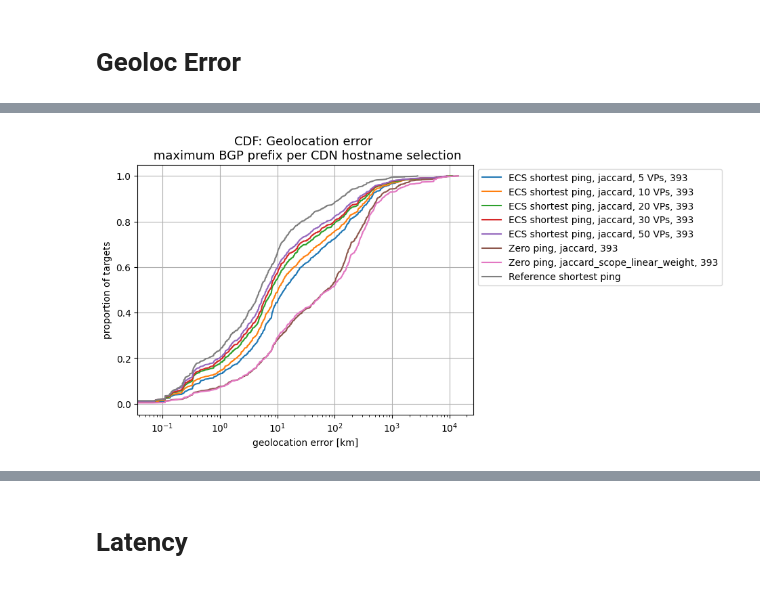
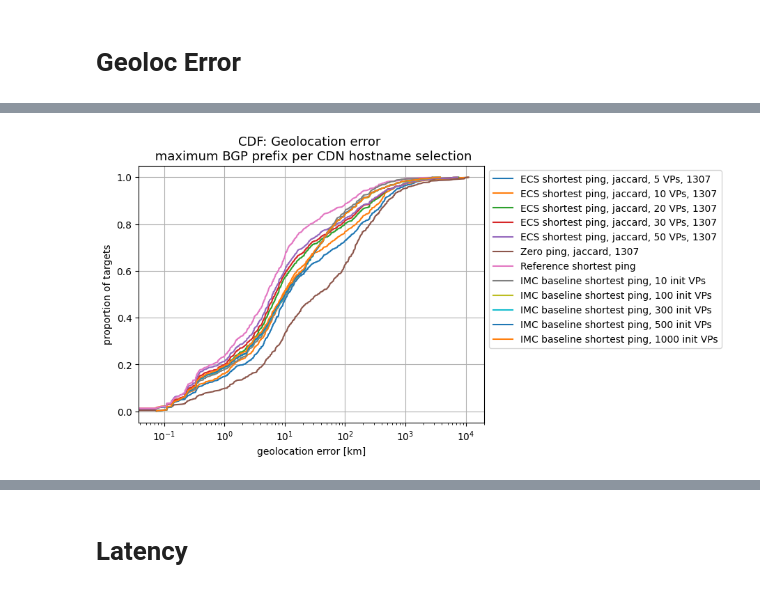
Before and after one commit to dioptra-io/georesolver, a Jupyter notebook: geogiant/evaluation/evaluation.ipynb, the cells around one changed output, grey strips where cells are left out. Cells and saved outputs as stored; diff of their text form; code cells hidden in the pictures.

```diff
--- a/geogiant/evaluation/evaluation.ipynb
+++ b/geogiant/evaluation/evaluation.ipynb
@@ -62,6 +62,10 @@ def get_median_rtt_error(target_results: dict, key: str) -> float:
 ref_shortest_ping_results = load_pickle(
     path_settings.RESULTS_PATH / "results_ref_shortest_ping.pickle"
 )
+# %%
+imc_baseline_results = load_json(
+    path_settings.RESULTS_PATH / "round_based_algo_file.json"
+)
 # %% [markdown]
 # Geoloc Error
 # %%
@@ -72,7 +76,9 @@ eval_files = [
     # "results__AMAZON-02_100_greedy_per_cdn.pickle",
     # "results__AMAZON-02_500_greedy_per_cdn.pickle",
     # "results__AMAZON-02_1000_greedy_per_cdn.pickle",
-    "results__all_cdns_10_hostname_per_cdn_max_bgp_prefix.pickle",
+    # "results__all_cdns_10_hostname_per_cdn_max_bgp_prefix.pickle",
+    # "results__10_hostname_per_cdn_per_ns_major_cdn_threshold_0.2_bgp_prefix_threshold_2.pickle",
+    "results__10_hostname_per_cdn_per_ns_major_cdn_threshold_0.6_bgp_prefix_threshold_2.pickle",
 ]
 
 fig, ax1 = plt.subplots(1, 1)
@@ -157,6 +163,24 @@ logger.info(
     f"Reference shortest ping:: median_error={round(ref_shortest_ping_m_d, 2)} [km]"
 )
 
+for nb_init_vps in imc_baseline_results:
+
+    x, y = ecdf(
+        [d[1] for d in imc_baseline_results[nb_init_vps] if d[1] and d[1] > 0.01]
+    )
+    m_error = round(
+        np.median([d[1] for d in imc_baseline_results[nb_init_vps] if d[1]]), 2
+    )
+    ax1.plot(
+        x,
+        y,
+        label=f"IMC baseline shortest ping, {nb_init_vps} init VPs",
+    )
+
+    logger.info(
+        f"ECS shortest ping:: IMC baseline shortest ping, {nb_init_vps} init VPs, median_error={round(m_error, 2)} [km]"
+    )
+
 plt.xlabel("geolocation error [km]")
 plt.ylabel("proportion of targets")
 plt.legend(loc="upper left", fontsize=8)
@@ -190,4 +214,4 @@ plt.show()
-[figure, old version]
+[figure, new version]
 # %%
 eval_files = [
     "results__GOOGLE_1_max_bgp_prefixes.pickle",
```
Also changed, not shown: parts of 4 cells of this notebook, 5 other files.
